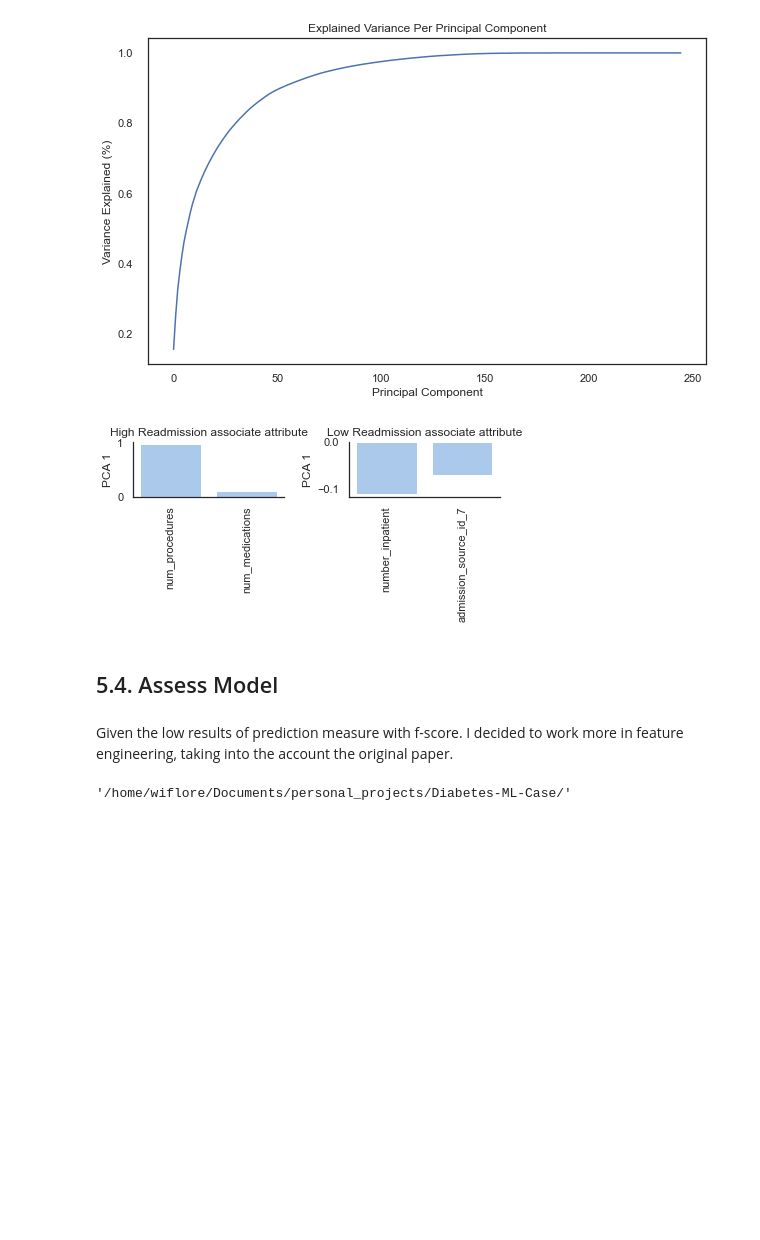
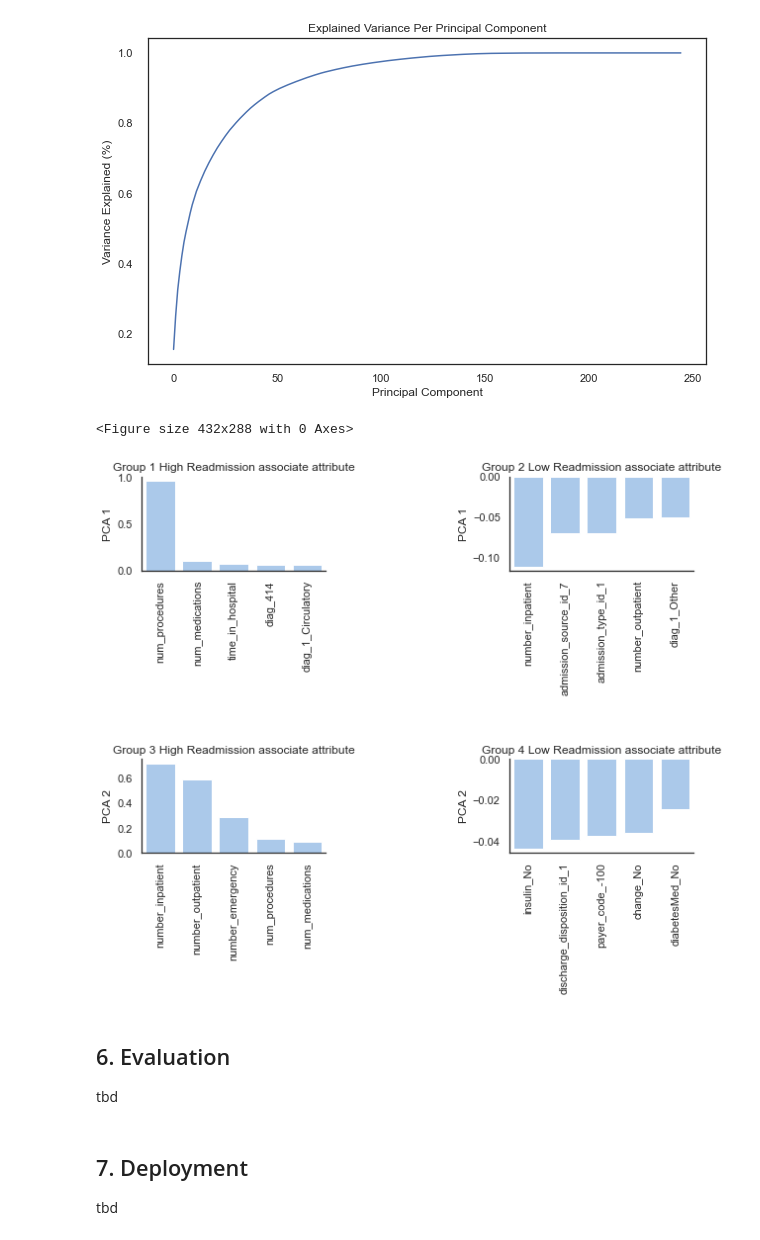
Before and after one commit to wiflore/Diabetes-ML-Case, a Jupyter notebook: research-notebooks/Diabetes 130-US hospitals for years 1999-2008.ipynb, the cells around one changed output. Drawn from its saved outputs; the diff is of its cells as text; code cells hidden in the pictures; blank space fills up the shorter version.

```diff
--- a/research-notebooks/Diabetes 130-US hospitals for years 1999-2008.ipynb
+++ b/research-notebooks/Diabetes 130-US hospitals for years 1999-2008.ipynb
@@ -843,32 +842,56 @@ helpers.scree_plot(pca)
 # %%
 rows = 2
 cols = 2
-n = 2
+n = 5
 pca_comp = helpers.get_components(pca.components_, df.columns, 5)
+sns.set(style="white")
+sns.set_color_codes("pastel")
+sns.despine()
+plt.figure(figsize=(10, 7));
+plt.subplot(rows, cols, 1)
 df_pca = pd.DataFrame(
     pca_comp["PCA 1"].sort_values(ascending=False).head(n))
 plt.subplot(rows, cols, 1)
 column = df_pca.columns
-plt.title("High Readmission associate attribute")
+plt.title("Group 1 High Readmission associate attribute")
 sns.barplot(data=df_pca, x=df_pca.index.values, y="PCA 1", color='b')
 sns.despine()
 plt.xticks(rotation=90)
 
 df_pca = pd.DataFrame(pca_comp["PCA 1"].sort_values(ascending=True).head(n))
 plt.subplot(rows, cols, 2)
 column = df_pca.columns
-plt.title("Low Readmission associate attribute")
+plt.title("Group 2 Low Readmission associate attribute")
 sns.barplot(data=df_pca, x=df_pca.index.values, y="PCA 1", color='b')
 sns.despine()
 plt.xticks(rotation=90)
-plt.tight_layout()
+
+df_pca = pd.DataFrame(
+    pca_comp["PCA 2"].sort_values(ascending=False).head(n))
+plt.subplot(rows, cols, 3)
+column = df_pca.columns
+plt.title("Group 3 High Readmission associate attribute")
+sns.barplot(data=df_pca, x=df_pca.index.values, y="PCA 2", color='b')
+sns.despine()
+plt.xticks(rotation=90)
+
+df_pca = pd.DataFrame(pca_comp["PCA 2"].sort_values(ascending=True).head(n))
+plt.subplot(rows, cols, 4)
+column = df_pca.columns
+plt.title("Group 4 Low Readmission associate attribute")
+sns.barplot(data=df_pca, x=df_pca.index.values, y="PCA 2", color='b')
+sns.despine()
+plt.xticks(rotation=90)
+
+plt.subplots_adjust(hspace=2)
+plt.subplots_adjust(wspace=1)
+plt.show();
 # %% [output]
+<Figure size 432x288 with 0 Axes>
-[figure, old version]
+[figure, new version]
-# %% [markdown]
-## 5.4. Assess Model <a class="anchor" id="AssessModel"></a>
-# %% [markdown]
-Given the low results of prediction measure with f-score. I decided to work more in feature engineering, taking into the account the original paper.
-# %%
-BASE_PATH
-# %% [output]
-'/home/wiflore/Documents/personal_projects/Diabetes-ML-Case/'
+# %% [markdown]
+## 6. Evaluation
+tbd
+# %% [markdown]
+## 7. Deployment
+tbd
```
Also changed, not shown: parts of 30 cells of this notebook, 2 other files.
